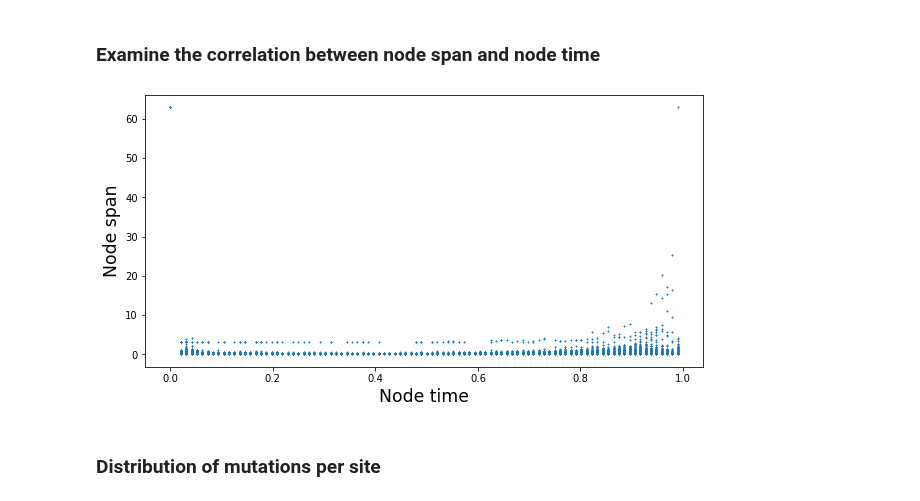
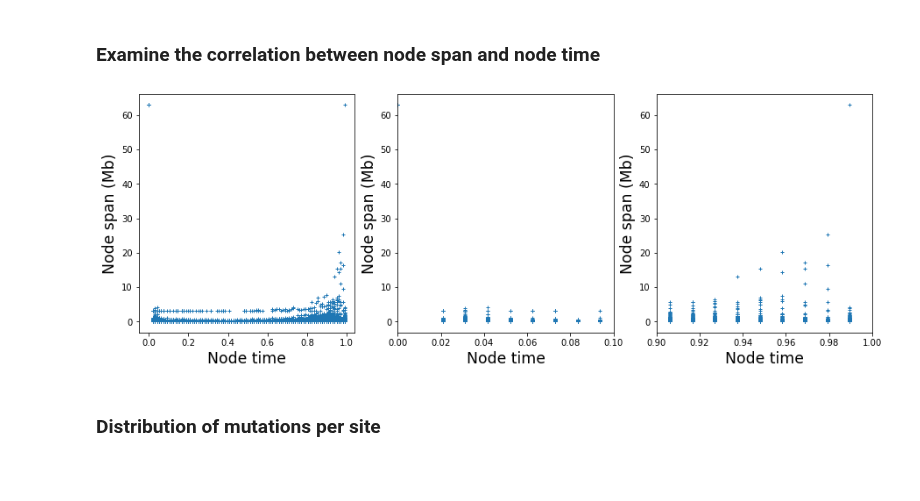
Before and after one commit to szhan/tsimpute, a Jupyter notebook: notebooks/inspect_ts.ipynb, the cells around one changed output. Drawn from its saved outputs; the diff is of its cells as text; code cells hidden in the pictures; blank space fills up the shorter version.

```diff
--- a/notebooks/inspect_ts.ipynb
+++ b/notebooks/inspect_ts.ipynb
@@ -88,19 +124,39 @@ df_nodes = pd.DataFrame({
     'node_spans': node_spans,
     'node_times': node_times,
 })
-# %%
-plt.figure(figsize=(10, 5,))
-plt.xlabel("Node time", fontsize="xx-large")
-plt.ylabel("Node span", fontsize="xx-large")
-plt.plot(
-    df_nodes["node_times"],
-    df_nodes["node_spans"],
-    linestyle="none",
-    marker="+",
-    markersize=3,
-);
-# %% [output]
-[figure, removed]
+# %%
+plt.figure(figsize=(15, 5,))
+
+plt.subplot(131)
+plt.xlabel("Node time", fontsize="xx-large")
+plt.ylabel("Node span (Mb)", fontsize="xx-large")
+plt.plot(
+    df_nodes["node_times"],
+    df_nodes["node_spans"],
+    linestyle='none', marker='+', markersize=4,
+);
+
+plt.subplot(132)
+plt.xlabel("Node time", fontsize="xx-large")
+plt.ylabel("Node span (Mb)", fontsize="xx-large")
+plt.xlim(0.0, 0.1)
+plt.plot(
+    df_nodes["node_times"],
+    df_nodes["node_spans"],
+    linestyle='none', marker='+', markersize=4,
+);
+
+plt.subplot(133)
+plt.xlabel("Node time", fontsize="xx-large")
+plt.ylabel("Node span (Mb)", fontsize="xx-large")
+plt.xlim(0.9, 1.0)
+plt.plot(
+    df_nodes["node_times"],
+    df_nodes["node_spans"],
+    linestyle='none', marker='+', markersize=4,
+);
+# %% [output]
+[figure, added]
 # %% [markdown]
 ### Distribution of mutations per site
 # %%
```
Also changed, not shown: parts of 6 cells of this notebook.
